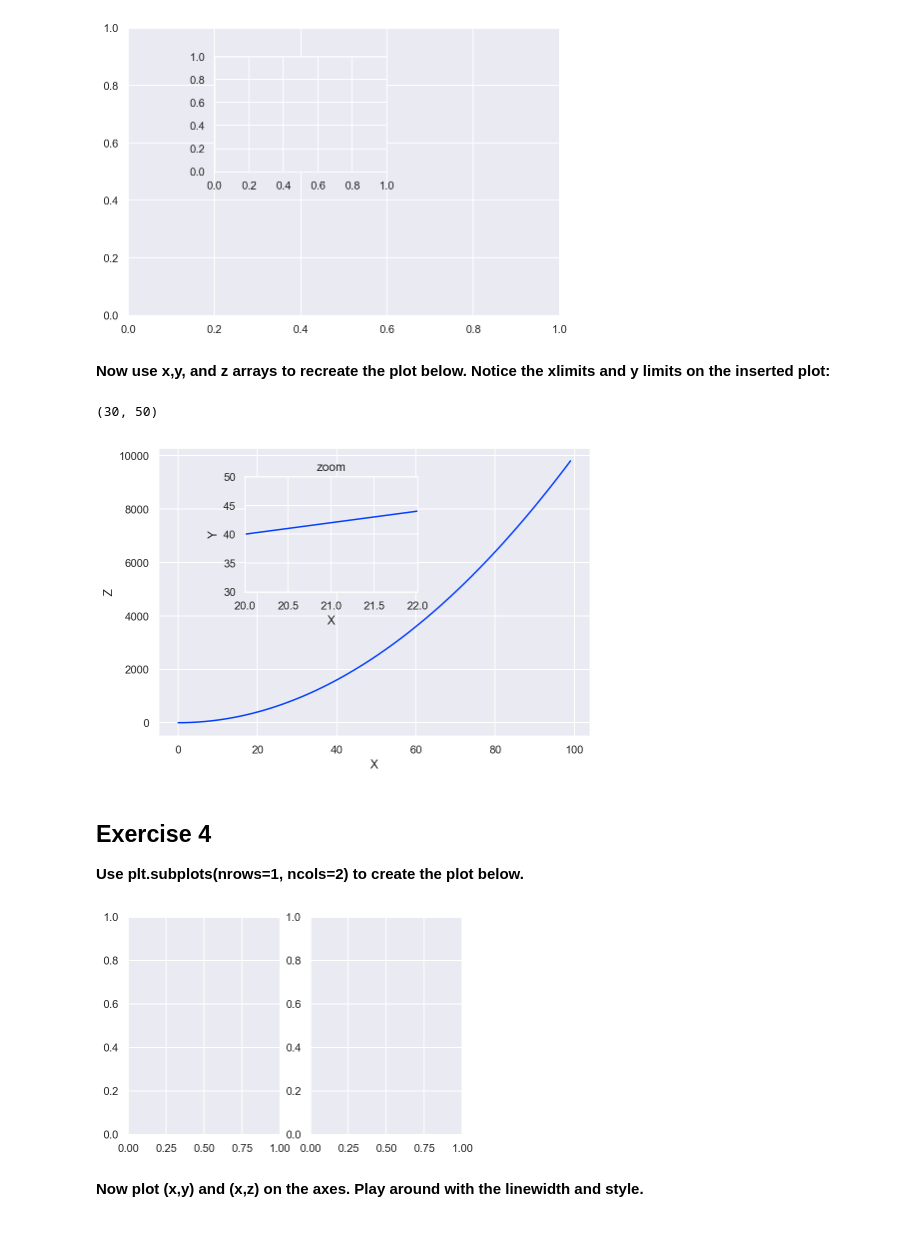
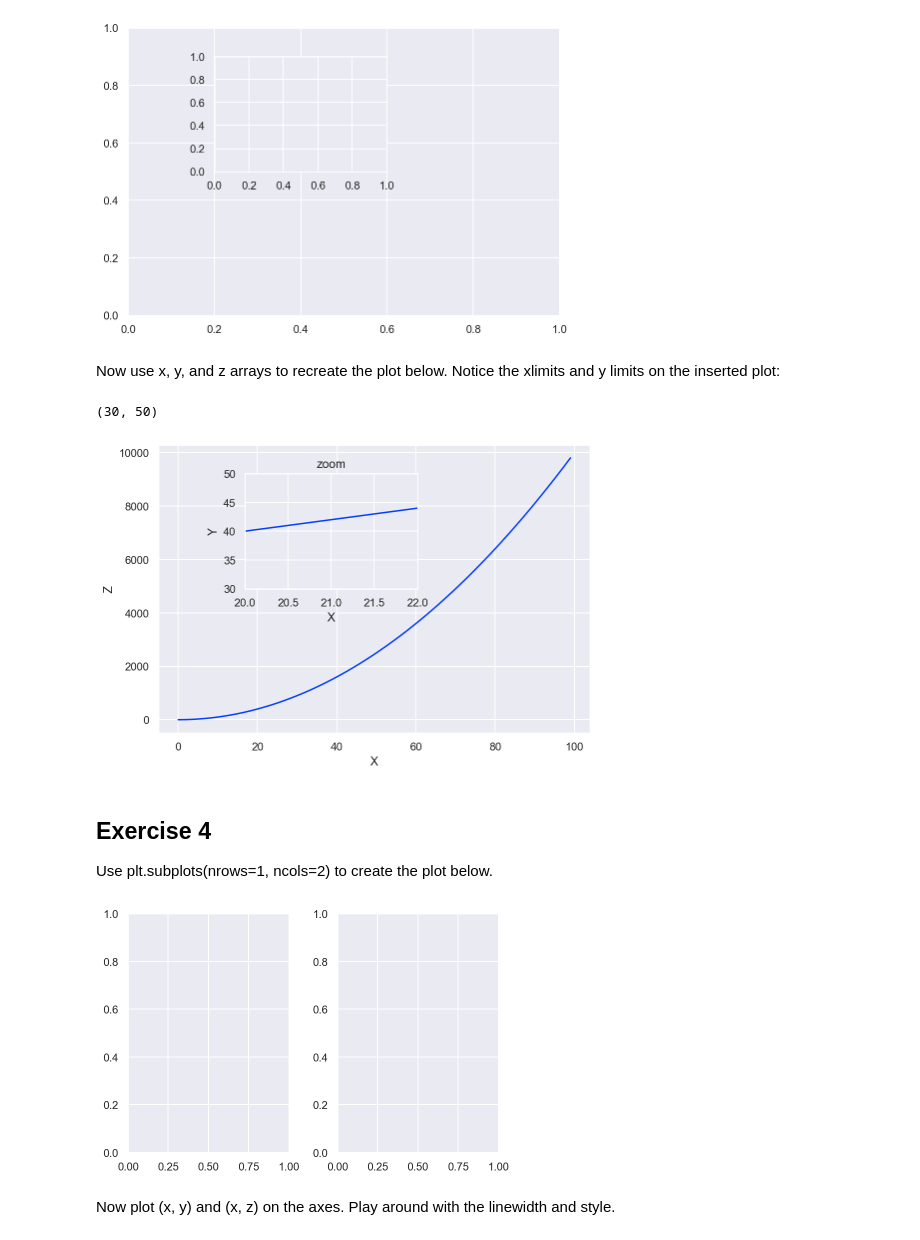
Before and after one commit to karakose77/python-for-data-science-and-machine-learning-exercises-and-projects, a Jupyter notebook: mk001-matplotlib_exercises.ipynb, the cells around one changed output. Cells and saved outputs as stored; diff of their text form; code cells hidden in the pictures.

```diff
--- a/mk001-matplotlib_exercises.ipynb
+++ b/mk001-matplotlib_exercises.ipynb
@@ -66,19 +70,21 @@ ax2 = fig.add_axes([0.2,0.5,.4,.4])
 # %% [output]
 [figure]
 # %% [markdown]
-**Now use x,y, and z arrays to recreate the plot below. Notice the xlimits and y limits on the inserted plot:**
+Now use x, y, and z arrays to recreate the plot below. Notice the xlimits and y limits on the inserted plot:
 # %%
 fig = plt.figure()
 
 # Main Plot
-ax1 = fig.add_axes([0,0,1,1])
-ax1.plot(x, z)
+ax1 = fig.add_axes([0, 0, 1, 1])
+ax1.plot(x,
+         z)
 ax1.set_xlabel("X")
 ax1.set_ylabel("Z")
 
 # Insert Plot
-ax2 = fig.add_axes([0.2,0.5,.4,.4])
-ax2.plot(x, y)
+ax2 = fig.add_axes([0.2, 0.5, 0.4, 0.4])
+ax2.plot(x,
+         y)
 ax2.set_title("zoom")
 ax2.set_xlabel("X")
 ax2.set_ylabel("Y")
@@ -86,15 +92,17 @@ ax2.set_xlim([20, 22])
 ax2.set_ylim([30, 50])
 # %% [output]
 (30, 50)
-[figure, old version]
+[figure, new version]
 # %% [markdown]
 ## Exercise 4
 
-**Use plt.subplots(nrows=1, ncols=2) to create the plot below.**
+Use plt.subplots(nrows=1, ncols=2) to create the plot below.
 # %%
-fig, ax = plt.subplots(nrows=1, ncols=2)
+fig, ax = plt.subplots(nrows=1,
+                       ncols=2)
+plt.tight_layout()
 # %% [output]
-[figure, old version]
+[figure, new version]
 # %% [markdown]
-**Now plot (x,y) and (x,z) on the axes. Play around with the linewidth and style.**
+Now plot (x, y) and (x, z) on the axes. Play around with the linewidth and style.
 # %%
```
Also changed, not shown: parts of 12 cells of this notebook.
